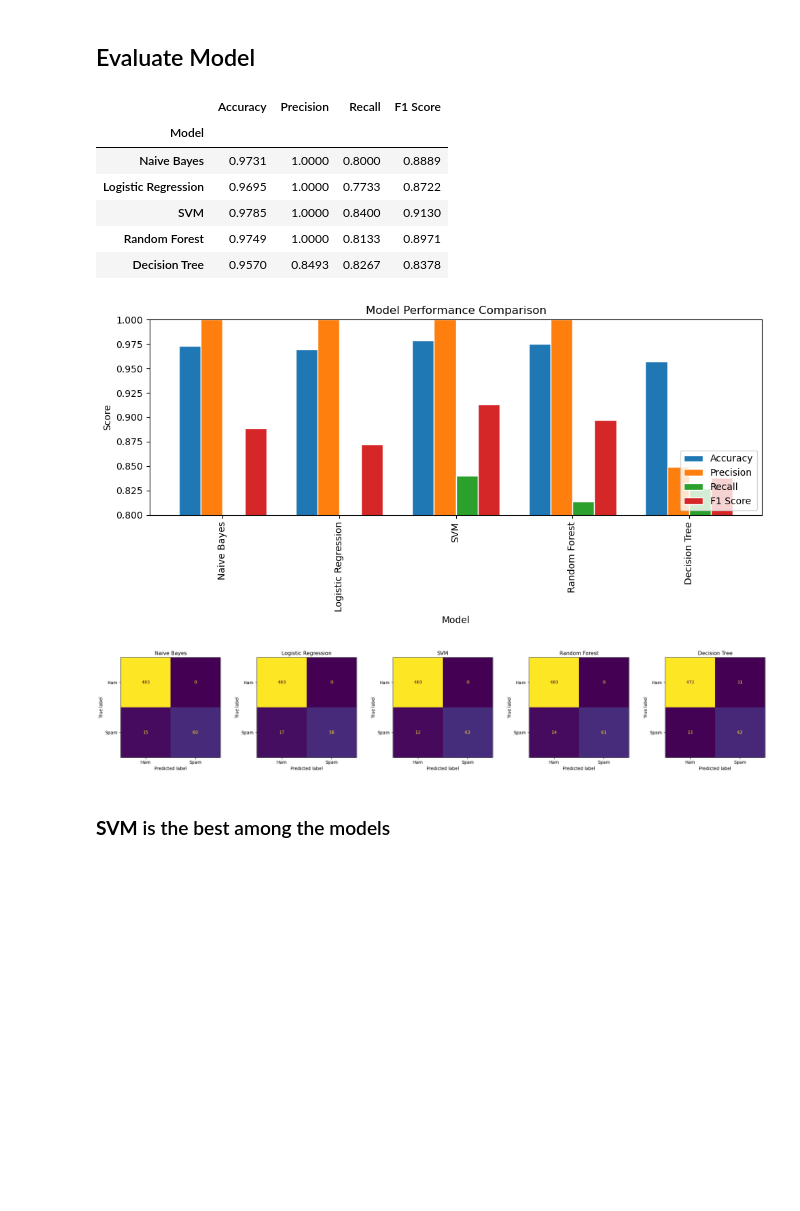
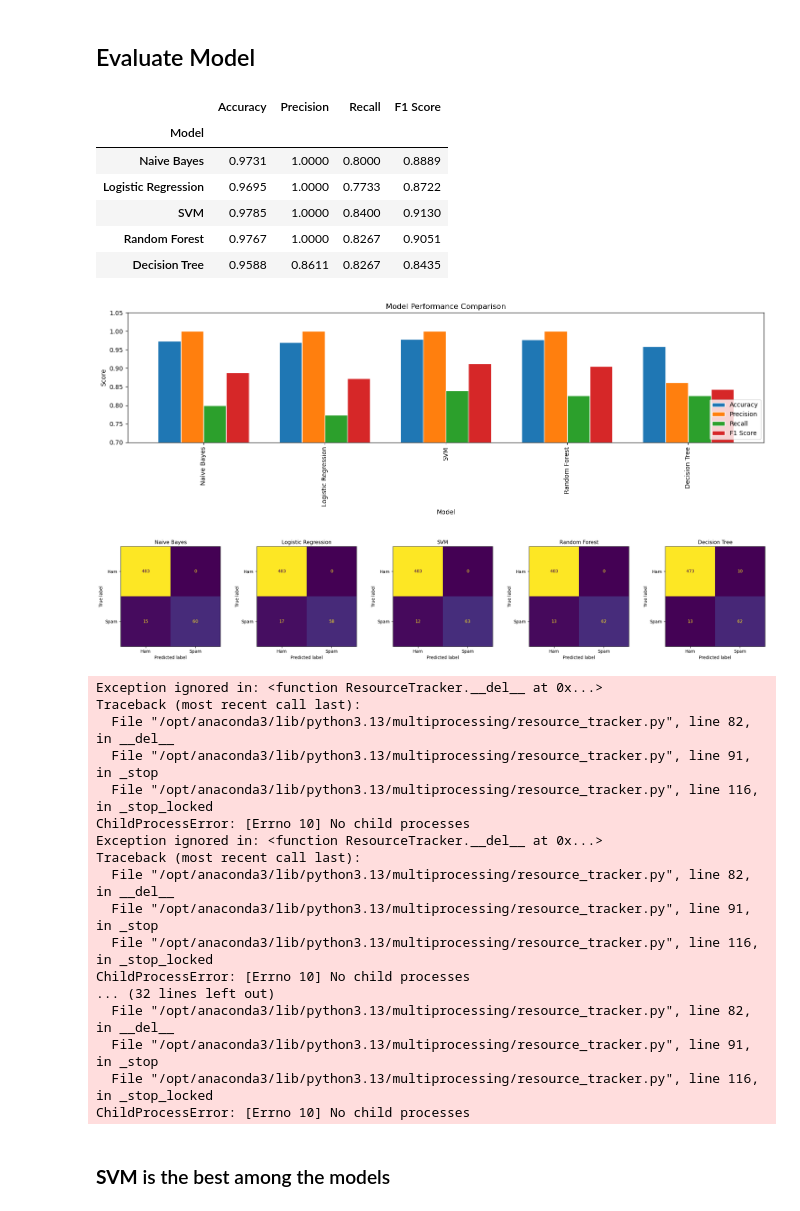
Before and after one commit to Nathan0820/SpamMessageDetector, a Jupyter notebook: SpamEmailDetection.ipynb, the cells around one changed output. Drawn from its saved outputs; the diff is of its cells as text; code cells hidden in the pictures; blank space fills up the shorter version.

Commit message:
Update graph

```diff
--- a/SpamEmailDetection.ipynb
+++ b/SpamEmailDetection.ipynb
@@ -212,40 +213,57 @@ def evaluate_model(name, y_true, preds):
     }
 
 results = [
     ("Naive Bayes", nb_preds),
     ("Logistic Regression", lr_preds),
     ("SVM", svm_preds),
     ("Random Forest", rf_preds),
     ("Decision Tree", dt_preds),
 ]
 
 df_metrics = pd.DataFrame([evaluate_model(n, y_test, p) for n, p in results]).set_index('Model')
-display(df_metrics.style.format("{:.4f}").highlight_max(axis=0, props='font-weight:bold; background-color:#c8e6c9;'))
+display(df_metrics.style.format("{:.4f}"))
 
-ax = df_metrics.plot.bar(figsize=(10, 5), edgecolor='white', width=0.75)
-ax.set_ylim(0.8, 1.0)
+ax = df_metrics.plot.bar(figsize=(15, 5), edgecolor='white', width=0.75)
+ax.set_ylim(0.7, 1.05)
 ax.set_ylabel('Score')
 ax.set_title('Model Performance Comparison')
 ax.legend(loc='lower right')
 plt.tight_layout()
 plt.show()
 
 fig, axes = plt.subplots(1, 5, figsize=(22, 4))
 for ax, (name, preds) in zip(axes, results):
     ConfusionMatrixDisplay.from_predictions(y_test, preds, display_labels=['Ham', 'Spam'], ax=ax, colorbar=False)
     ax.set_title(name)
 plt.tight_layout()
 plt.show()
 # %% [output]
 |  | Accuracy | Precision | Recall | F1 Score |
 | Model |  |  |  |  |
 | Naive Bayes | 0.9731 | 1.0000 | 0.8000 | 0.8889 |
 | Logistic Regression | 0.9695 | 1.0000 | 0.7733 | 0.8722 |
 | SVM | 0.9785 | 1.0000 | 0.8400 | 0.9130 |
-| Random Forest | 0.9749 | 1.0000 | 0.8133 | 0.8971 |
-| Decision Tree | 0.9570 | 0.8493 | 0.8267 | 0.8378 |
+| Random Forest | 0.9767 | 1.0000 | 0.8267 | 0.9051 |
+| Decision Tree | 0.9588 | 0.8611 | 0.8267 | 0.8435 |
-[figure, old version]
+[figure, new version]
 [figure]
+Exception ignored in: <function ResourceTracker.__del__ at 0x...>
+Traceback (most recent call last):
+  File "/opt/anaconda3/lib/python3.13/multiprocessing/resource_tracker.py", line 82, in __del__
+  File "/opt/anaconda3/lib/python3.13/multiprocessing/resource_tracker.py", line 91, in _stop
+  File "/opt/anaconda3/lib/python3.13/multiprocessing/resource_tracker.py", line 116, in _stop_locked
+ChildProcessError: [Errno 10] No child processes
+Exception ignored in: <function ResourceTracker.__del__ at 0x...>
+Traceback (most recent call last):
+  File "/opt/anaconda3/lib/python3.13/multiprocessing/resource_tracker.py", line 82, in __del__
+  File "/opt/anaconda3/lib/python3.13/multiprocessing/resource_tracker.py", line 91, in _stop
+  File "/opt/anaconda3/lib/python3.13/multiprocessing/resource_tracker.py", line 116, in _stop_locked
+ChildProcessError: [Errno 10] No child processes
+... (32 lines left out)
+  File "/opt/anaconda3/lib/python3.13/multiprocessing/resource_tracker.py", line 82, in __del__
+  File "/opt/anaconda3/lib/python3.13/multiprocessing/resource_tracker.py", line 91, in _stop
+  File "/opt/anaconda3/lib/python3.13/multiprocessing/resource_tracker.py", line 116, in _stop_locked
+ChildProcessError: [Errno 10] No child processes
 # %% [markdown]
 ### **SVM** is the best among the models
 # %% [markdown]
```
Also changed, not shown: parts of 3 cells of this notebook.
